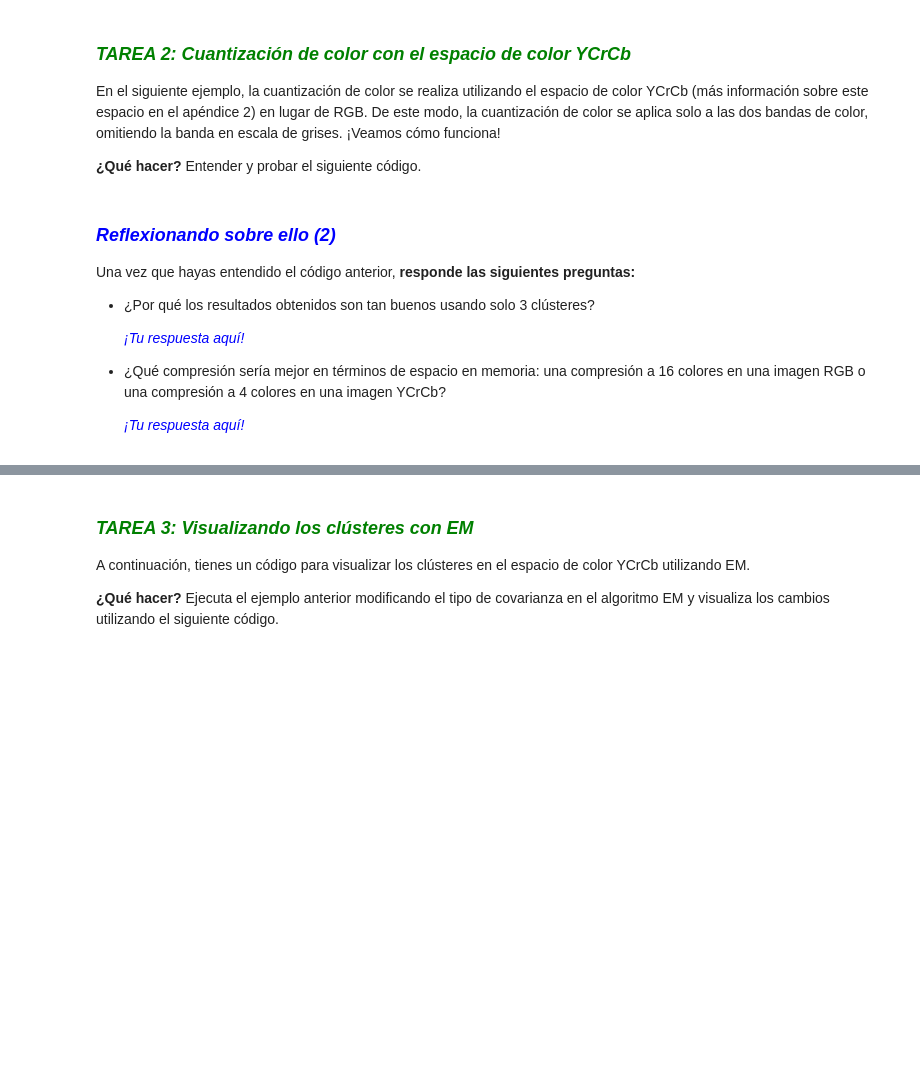
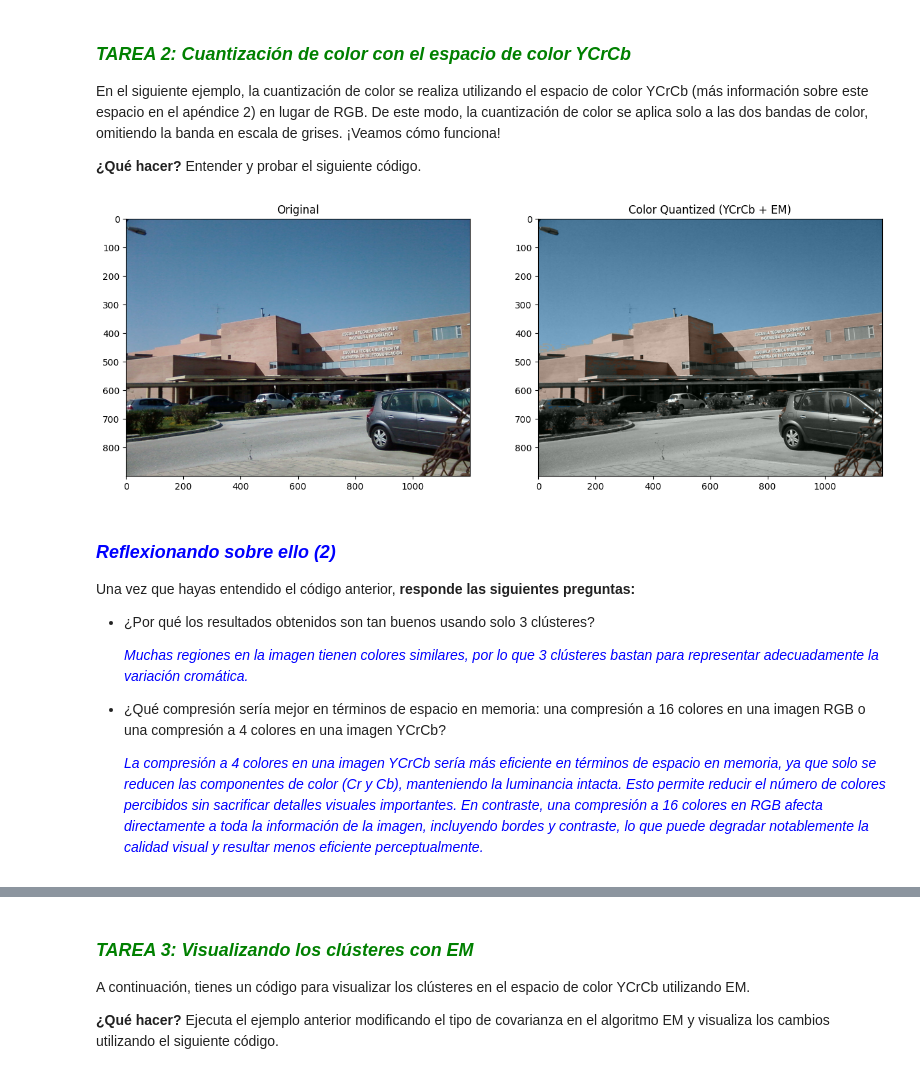
Before and after one commit to StefanoImanol/ef2025i, a Jupyter notebook: ExamenFinal_ia_2025iv1_2.ipynb, the cells around one changed output, grey strips where cells are left out. Saved outputs shown, nothing was run; the diff lists cells and outputs as text; code cells hidden in the pictures; blank space fills up the shorter version.

```diff
--- a/ExamenFinal_ia_2025iv1_2.ipynb
+++ b/ExamenFinal_ia_2025iv1_2.ipynb
@@ -204,50 +217,81 @@ cv2.setRNGSeed(5)
 
 n_clusters = 3 # Don't modify this parameter for this exercise
 
-covariance_type = # 0: Spherical covariance matrix. 1: Diagonal covariance matrix. 2: Full covariance matrix
+covariance_type = 0 # 0: Spherical covariance matrix. 1: Diagonal covariance matrix. 2: Full covariance matrix
 n_iter = 10
 epsilon = 0.2
 
 # Create EM empty object
 
+em = cv2.ml.EM_create()
 
 # Set parameters
 
+criteria = (cv2.TERM_CRITERIA_EPS + cv2.TERM_CRITERIA_MAX_ITER, n_iter, epsilon)
+em.setClustersNumber(n_clusters)
+em.setCovarianceMatrixType(covariance_type)
+em.setTermCriteria(criteria)
 
 # Read color image
 
+image = cv2.imread(images_path + "etsii.jpg")
 
 # Convert to YCrCb
 
+image_YCrCb = cv2.cvtColor(image, cv2.COLOR_BGR2YCrCb)
 
 # Take color bands (2 lasts)
 
+Y_band = image_YCrCb[:, :, 0]
+color_bands = image_YCrCb[:, :, 1:]  # Cr y Cb
 
 # Flatten image
 
+h, w, _ = image.shape
+flattened = color_bands.reshape((-1, 2)).astype(np.float32)
 
 # Apply EM
 
+_, _, labels, _ = em.trainEM(flattened)
 
 # Colour resultant labels
 
+centers = em.getMeans()
+quantized = centers[labels.flatten().astype(int)]
 
 # Reshape to original shape
 
+quantized = quantized.reshape((h, w, 2))
 
 # Merge original first band with quantized color bands
 
+quantized_YCrCb = np.zeros_like(image_YCrCb)
+quantized_YCrCb[:, :, 0] = Y_band
+quantized_YCrCb[:, :, 1:] = quantized
 
 # Cast to unsigned data dype
 
+quantized_YCrCb = np.clip(quantized_YCrCb, 0, 255).astype(np.uint8)
 
 # Reconvert to RGB
 
+quantized_BGR = cv2.cvtColor(quantized_YCrCb, cv2.COLOR_YCrCb2BGR)
 
 # Show original image
 
+plt.subplot(1, 2, 1)
+plt.title("Original")
+plt.imshow(cv2.cvtColor(image, cv2.COLOR_BGR2RGB))
 
 # Show resultant image
+
+plt.subplot(1, 2, 2)
+plt.title("Color Quantized (YCrCb + EM)")
+plt.imshow(cv2.cvtColor(quantized_BGR, cv2.COLOR_BGR2RGB))
+
+plt.show()
+# %% [output]
+[figure, added]
 # %% [markdown]
 ### <font color="blue"><b><i>Reflexionando sobre ello (2)</i></b></font>
 
@@ -255,11 +299,11 @@ Una vez que hayas entendido el código anterior, **responde las siguientes pregu
 
 * ¿Por qué los resultados obtenidos son tan buenos usando solo 3 clústeres?
 
-    <p style="margin: 4px 0px 6px 5px; color:blue"><i>¡Tu respuesta aquí!</i></p>
+    <p style="margin: 4px 0px 6px 5px; color:blue"><i>Muchas regiones en la imagen tienen colores similares, por lo que 3 clústeres bastan para representar adecuadamente la variación cromática.</i></p>
 
 * ¿Qué compresión sería mejor en términos de espacio en memoria: una compresión a 16 colores en una imagen RGB o una compresión a 4 colores en una imagen YCrCb?
 
-    <p style="margin: 4px 0px 0px 5px; color:blue"><i>¡Tu respuesta aquí!</i></p>
+    <p style="margin: 4px 0px 0px 5px; color:blue"><i>La compresión a 4 colores en una imagen YCrCb sería más eficiente en términos de espacio en memoria, ya que solo se reducen las componentes de color (Cr y Cb), manteniendo la luminancia intacta. Esto permite reducir el número de colores percibidos sin sacrificar detalles visuales importantes. En contraste, una compresión a 16 colores en RGB afecta directamente a toda la información de la imagen, incluyendo bordes y contraste, lo que puede degradar notablemente la calidad visual y resultar menos eficiente perceptualmente.</i></p>
 # %% [markdown]
 ### Profundizando en las matrices de covarianza
 
```
Also changed, not shown: parts of 36 cells of this notebook, 3 other files.
